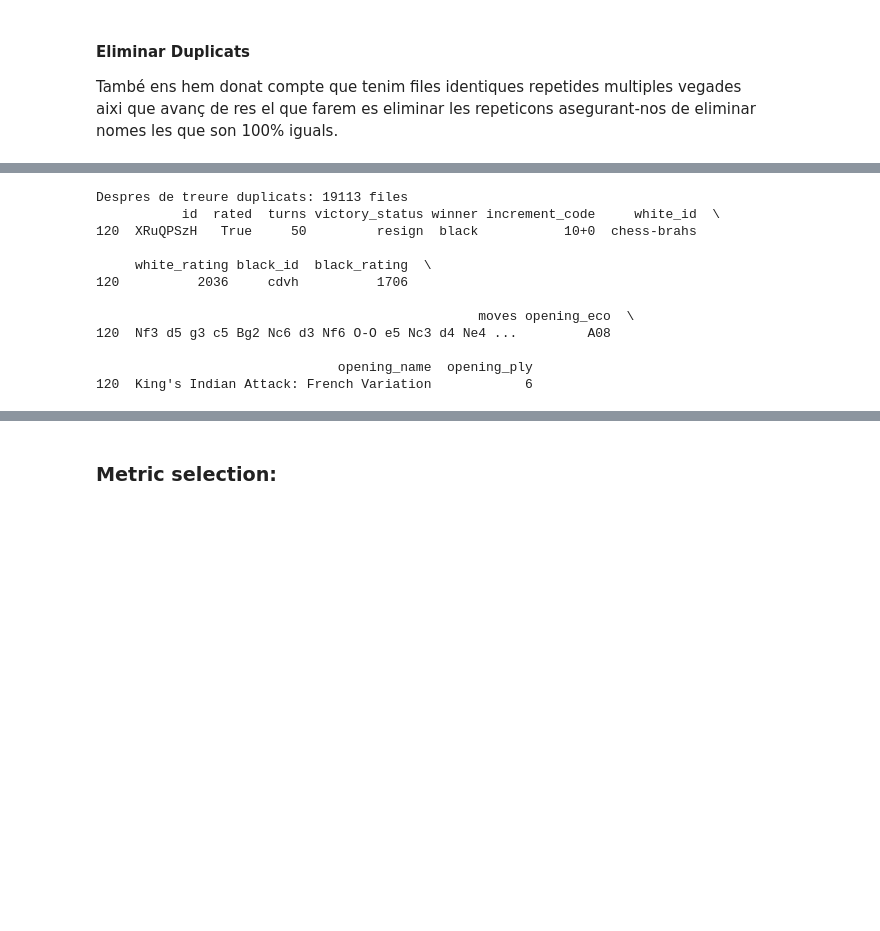
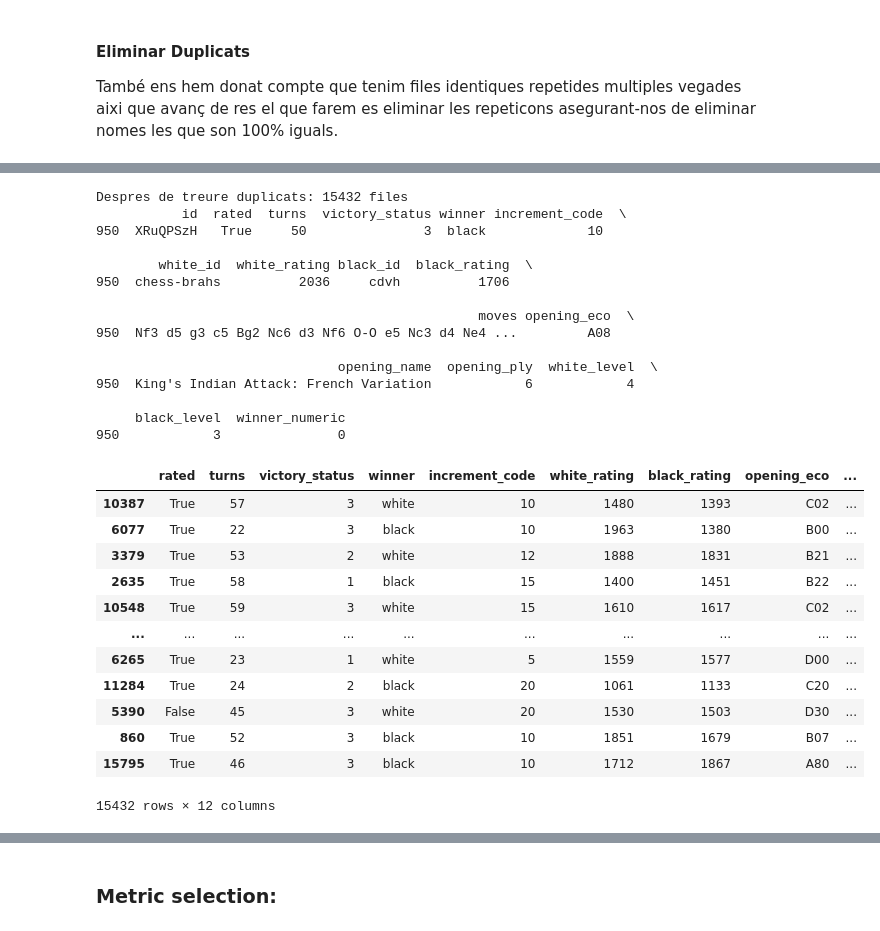
Before and after one commit to NIU1679937/ChestKaggle, a Jupyter notebook: Cas_Kaggle_ApC.ipynb, the cells around one changed output, grey strips where cells are left out. Saved outputs shown, nothing was run; the diff lists cells and outputs as text; code cells hidden in the pictures; blank space fills up the shorter version.

```diff
--- a/Cas_Kaggle_ApC.ipynb
+++ b/Cas_Kaggle_ApC.ipynb
@@ -230,27 +382,43 @@ Ara el farem es veure quines columnes són les que necesitem per poder predir el
 # %%
-dades_sense_columna = dades_sense_duplicats.drop(columns=["created_at","last_move_at"])
-dades_sense_duplicats_sense_columna = dades_sense_columna.drop_duplicates()
+train_set = train_set.drop(columns=["created_at","last_move_at"])
+train_set = train_set.drop_duplicates()
 
 #print(dades_sense_columna)
-print(f"Despres de treure duplicats: {dades_sense_duplicats_sense_columna.shape[0]} files")
-
-
+print(f"Despres de treure duplicats: {train_set.shape[0]} files")
 
 # Seleccionar totes les files amb id XXXX
 id_seleccionat = "XRuQPSzH"
-files_seleccionades = dades_sense_duplicats_sense_columna[dades_sense_duplicats_sense_columna["id"] == id_seleccionat]
+files_seleccionades = train_set[train_set["id"] == id_seleccionat]
+print(files_seleccionades)
 
-print(files_seleccionades)
+train_set = eliminar_atributs(train_set,["id","white_id","black_id","white_id","moves","opening_name"])
+train_set
 # %% [output]
-Despres de treure duplicats: 19113 files
-           id  rated  turns victory_status winner increment_code     white_id  \
-120  XRuQPSzH   True     50         resign  black           10+0  chess-brahs
+Despres de treure duplicats: 15432 files
+           id  rated  turns  victory_status winner increment_code  \
+950  XRuQPSzH   True     50               3  black             10
 
-     white_rating black_id  black_rating  \
-120          2036     cdvh          1706
+        white_id  white_rating black_id  black_rating  \
+950  chess-brahs          2036     cdvh          1706
 
                                                  moves opening_eco  \
-120  Nf3 d5 g3 c5 Bg2 Nc6 d3 Nf6 O-O e5 Nc3 d4 Ne4 ...         A08
+950  Nf3 d5 g3 c5 Bg2 Nc6 d3 Nf6 O-O e5 Nc3 d4 Ne4 ...         A08
 
-                               opening_name  opening_ply
-120  King's Indian Attack: French Variation            6
+                               opening_name  opening_ply  white_level  \
+950  King's Indian Attack: French Variation            6            4
+
+     black_level  winner_numeric
+950            3               0
+|  | rated | turns | victory_status | winner | increment_code | white_rating | black_rating | opening_eco | ... |
+| 10387 | True | 57 | 3 | white | 10 | 1480 | 1393 | C02 | ... |
+| 6077 | True | 22 | 3 | black | 10 | 1963 | 1380 | B00 | ... |
+| 3379 | True | 53 | 2 | white | 12 | 1888 | 1831 | B21 | ... |
+| 2635 | True | 58 | 1 | black | 15 | 1400 | 1451 | B22 | ... |
+| 10548 | True | 59 | 3 | white | 15 | 1610 | 1617 | C02 | ... |
+| ... | ... | ... | ... | ... | ... | ... | ... | ... | ... |
+| 6265 | True | 23 | 1 | white | 5 | 1559 | 1577 | D00 | ... |
+| 11284 | True | 24 | 2 | black | 20 | 1061 | 1133 | C20 | ... |
+| 5390 | False | 45 | 3 | white | 20 | 1530 | 1503 | D30 | ... |
+| 860 | True | 52 | 3 | black | 10 | 1851 | 1679 | B07 | ... |
+| 15795 | True | 46 | 3 | black | 10 | 1712 | 1867 | A80 | ... |
+15432 rows × 12 columns
```
Also changed, not shown: parts of 10 cells of this notebook.
